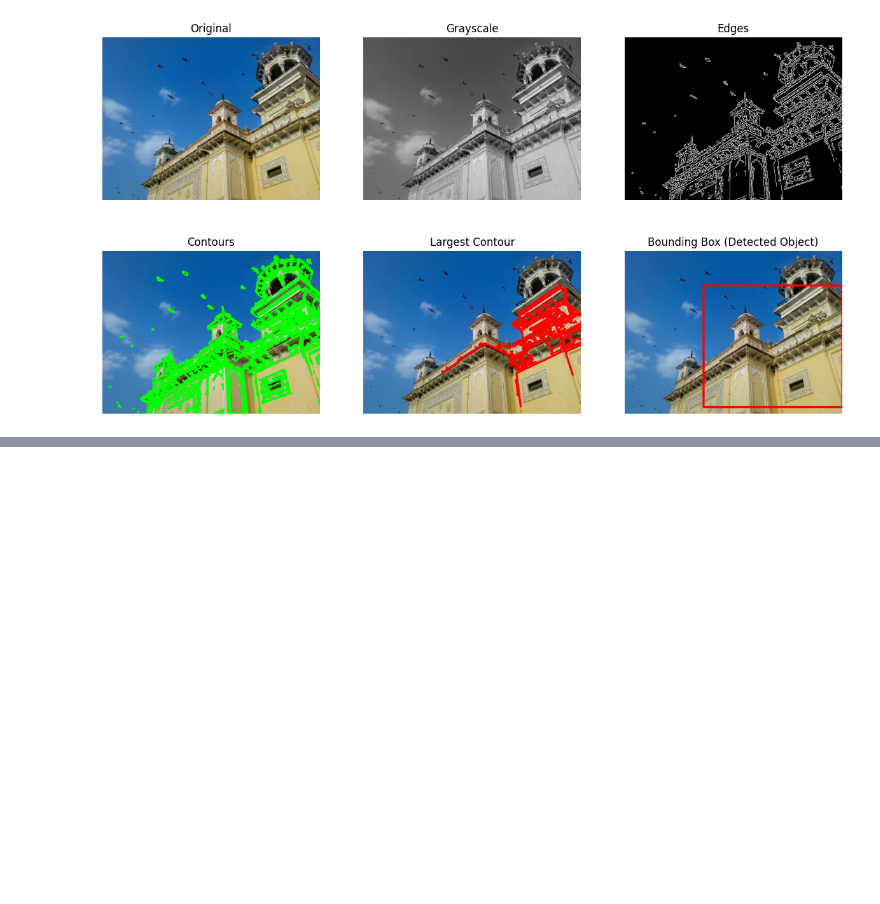
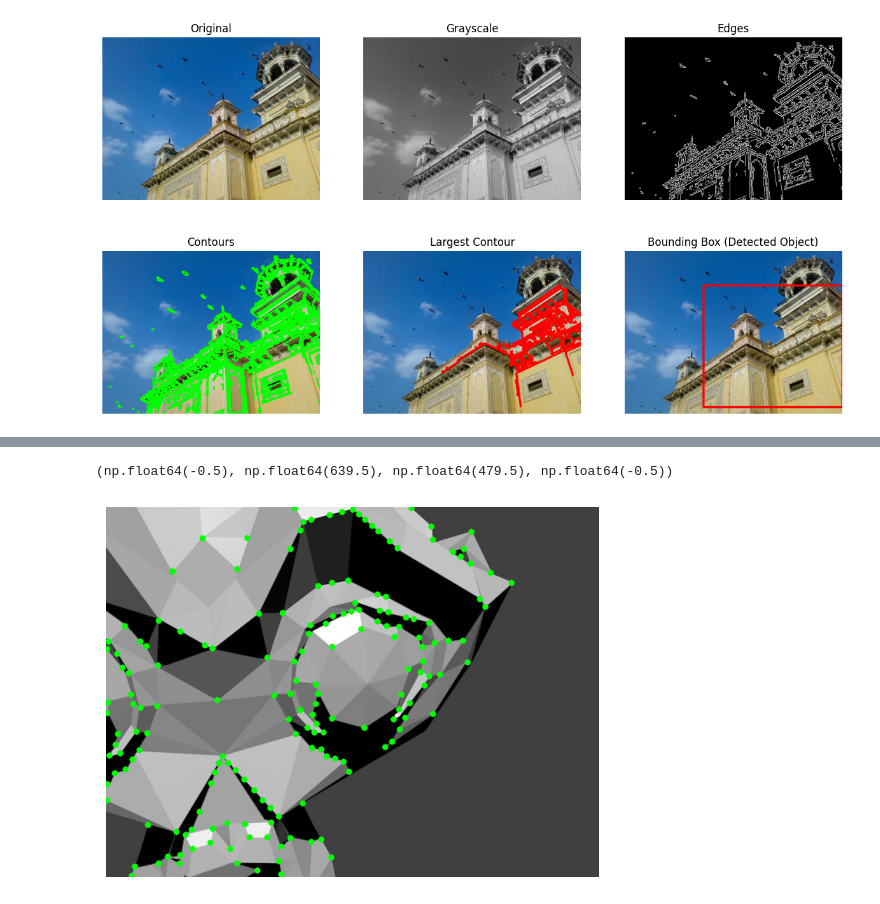
Before and after one commit to d1ya-m/ar_project, a Jupyter notebook: notebooks/ar_pipeline_demo.ipynb, the cells around one changed output, grey strips where cells are left out. Saved outputs shown, nothing was run; the diff lists cells and outputs as text; code cells hidden in the pictures; blank space fills up the shorter version.

```diff
--- a/notebooks/ar_pipeline_demo.ipynb
+++ b/notebooks/ar_pipeline_demo.ipynb
@@ -163,0 +380,19 @@ plt.axis("off")
+# %%
+corners = cv2.goodFeaturesToTrack(
+    gray,
+    maxCorners=200,
+    qualityLevel=0.01,
+    minDistance=10
+)
+
+corner_img = img.copy()
+
+for c in corners:
+    x,y = c.ravel()
+    cv2.circle(corner_img,(int(x),int(y)),4,(0,255,0),-1)
+
+plt.imshow(cv2.cvtColor(corner_img,cv2.COLOR_BGR2RGB))
+plt.axis("off")
+# %% [output]
+(np.float64(-0.5), np.float64(639.5), np.float64(479.5), np.float64(-0.5))
+[figure, added]
```
Also changed, not shown: parts of 9 cells of this notebook, 3 other files.
